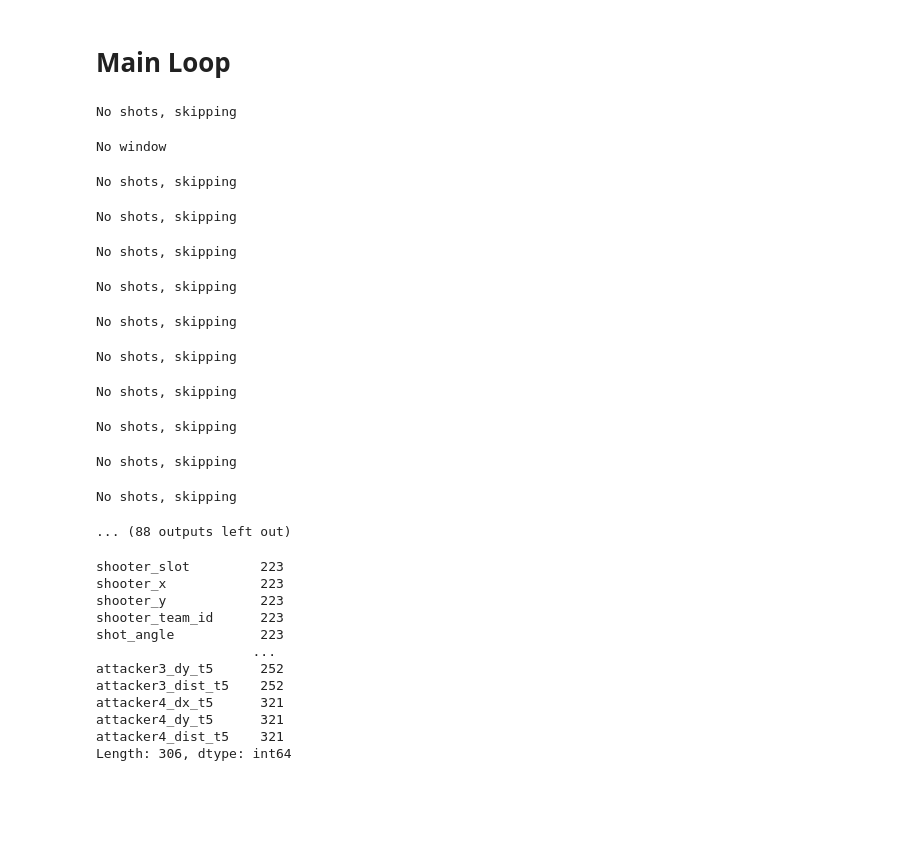
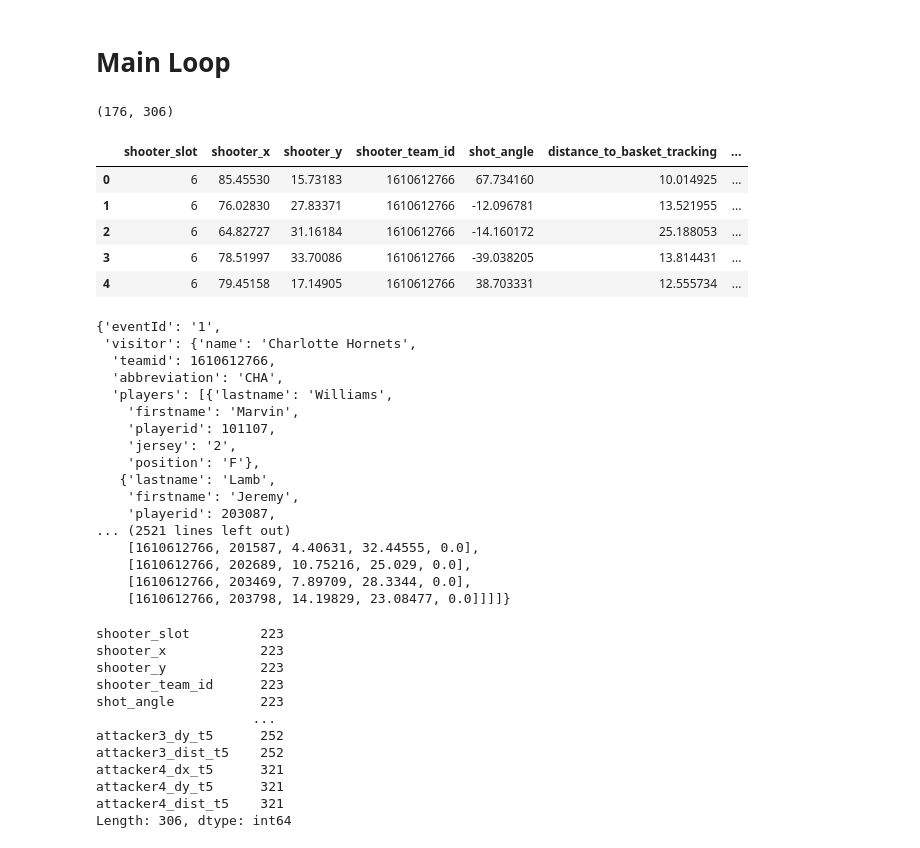
Before and after one commit to ds-training-nba/nba_shot_predictions, a Jupyter notebook: notebooks/trajectory_tests/00-jonas-extract-trajectory-shotdata.ipynb, the cells around one changed output. Drawn from its saved outputs; the diff is of its cells as text; code cells hidden in the pictures; blank space fills up the shorter version.

```diff
--- a/notebooks/trajectory_tests/00-jonas-extract-trajectory-shotdata.ipynb
+++ b/notebooks/trajectory_tests/00-jonas-extract-trajectory-shotdata.ipynb
@@ -847,47 +847,61 @@ for tracking_path in tqdm(tracking_files):
                 merged['tracking_game_clock_old'] = oldest_moment[2]
 
                 # event csv
                 merged.update(
                     {
                         f"event_{k}": v
                         for k, v in event_info.items()
                     }
                 )
                 # positions
                 merged.update(position_data)
                 merged.update(temporal_positions)
                 merged_rows.append(merged)
 
             except Exception as e:
                 print(
                     f"Error processing shot: {e}"
                 )
-        #break
+        break
     except Exception as e:
         print(
             f"Error processing game {tracking_path}: {e}"
         )
 
 # FINAL DATAFRAME
 merged_df = pd.DataFrame(merged_rows)
 
 print(merged_df.shape)
 
 merged_df.head()
 # %% [output]
-No shots, skipping
+(176, 306)
-No window
-No shots, skipping
-No shots, skipping
-No shots, skipping
-No shots, skipping
-No shots, skipping
-No shots, skipping
-No shots, skipping
-No shots, skipping
-No shots, skipping
-No shots, skipping
-... (88 outputs left out)
+|  | shooter_slot | shooter_x | shooter_y | shooter_team_id | shot_angle | distance_to_basket_tracking | ... |
+| 0 | 6 | 85.45530 | 15.73183 | 1610612766 | 67.734160 | 10.014925 | ... |
+| 1 | 6 | 76.02830 | 27.83371 | 1610612766 | -12.096781 | 13.521955 | ... |
+| 2 | 6 | 64.82727 | 31.16184 | 1610612766 | -14.160172 | 25.188053 | ... |
+| 3 | 6 | 78.51997 | 33.70086 | 1610612766 | -39.038205 | 13.814431 | ... |
+| 4 | 6 | 79.45158 | 17.14905 | 1610612766 | 38.703331 | 12.555734 | ... |
+# %%
+game['events'][0]
+# %% [output]
+{'eventId': '1',
+ 'visitor': {'name': 'Charlotte Hornets',
+  'teamid': 1610612766,
+  'abbreviation': 'CHA',
+  'players': [{'lastname': 'Williams',
+    'firstname': 'Marvin',
+    'playerid': 101107,
+    'jersey': '2',
+    'position': 'F'},
+   {'lastname': 'Lamb',
+    'firstname': 'Jeremy',
+    'playerid': 203087,
+... (2521 lines left out)
+    [1610612766, 201587, 4.40631, 32.44555, 0.0],
+    [1610612766, 202689, 10.75216, 25.029, 0.0],
+    [1610612766, 203469, 7.89709, 28.3344, 0.0],
+    [1610612766, 203798, 14.19829, 23.08477, 0.0]]]]}
 # %%
 merged_df.to_csv('merged_tracking_events_v3.csv')
 # %%
```
Also changed, not shown: 13 other files.
